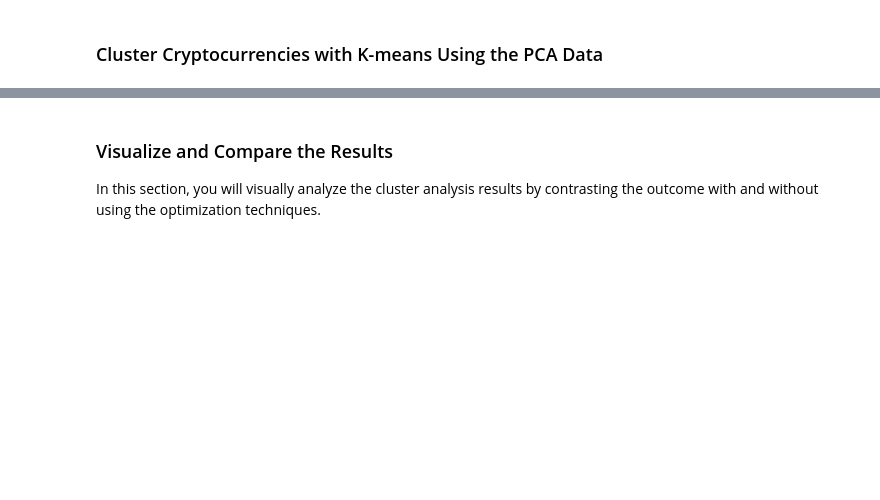
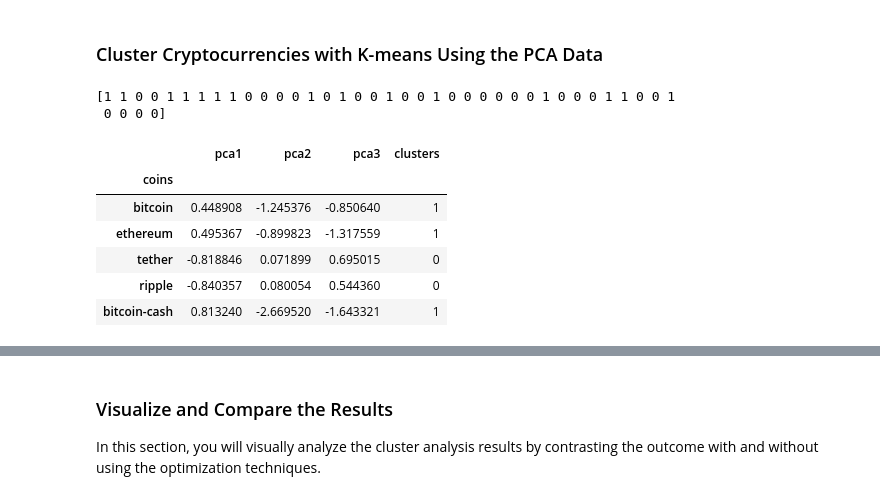
Before and after one commit to A-Reed23/CryptoPredict, a Jupyter notebook: Crypto_Clustering_Worked.ipynb, the cells around one changed output, grey strips where cells are left out. Saved outputs shown, nothing was run; the diff lists cells and outputs as text; code cells hidden in the pictures; blank space fills up the shorter version.

```diff
--- a/Crypto_Clustering_Worked.ipynb
+++ b/Crypto_Clustering_Worked.ipynb
@@ -311,3 +305,4 @@ df_elbow.hvplot.line(
 ### Cluster Cryptocurrencies with K-means Using the PCA Data
 # %%
 # Initialize the K-Means model using the best value for k
+mod = KMeans(n_clusters = 2, random_state = 1)
@@ -316,15 +309,28 @@ df_elbow.hvplot.line(
 # %%
 # Predict the clusters to group the cryptocurrencies using the PCA data
-
+k_2= mod.fit_predict(pca_df)
 # Print the resulting array of cluster values.
+print(k_2)
+# %% [output]
+[1 1 0 0 1 1 1 1 1 0 0 0 0 1 0 1 0 0 1 0 0 1 0 0 0 0 0 0 1 0 0 0 1 1 0 0 1
+ 0 0 0 0]
 # %%
 # Create a copy of the DataFrame with the PCA data
-
+pca2= pca_df.copy()
 
 # Add a new column to the DataFrame with the predicted clusters
-
+pca2["clusters"]= k_2
 
 # Display sample data
+pca2.head()
+# %% [output]
+|  | pca1 | pca2 | pca3 | clusters |
+| coins |  |  |  |  |
+| bitcoin | 0.448908 | -1.245376 | -0.850640 | 1 |
+| ethereum | 0.495367 | -0.899823 | -1.317559 | 1 |
+| tether | -0.818846 | 0.071899 | 0.695015 | 0 |
+| ripple | -0.840357 | 0.080054 | 0.544360 | 0 |
+| bitcoin-cash | 0.813240 | -2.669520 | -1.643321 | 1 |
 # %%
 # Create a scatter plot using hvPlot by setting
 # `x="PC1"` and `y="PC2"`.
```
Also changed, not shown: parts of 24 cells of this notebook.
